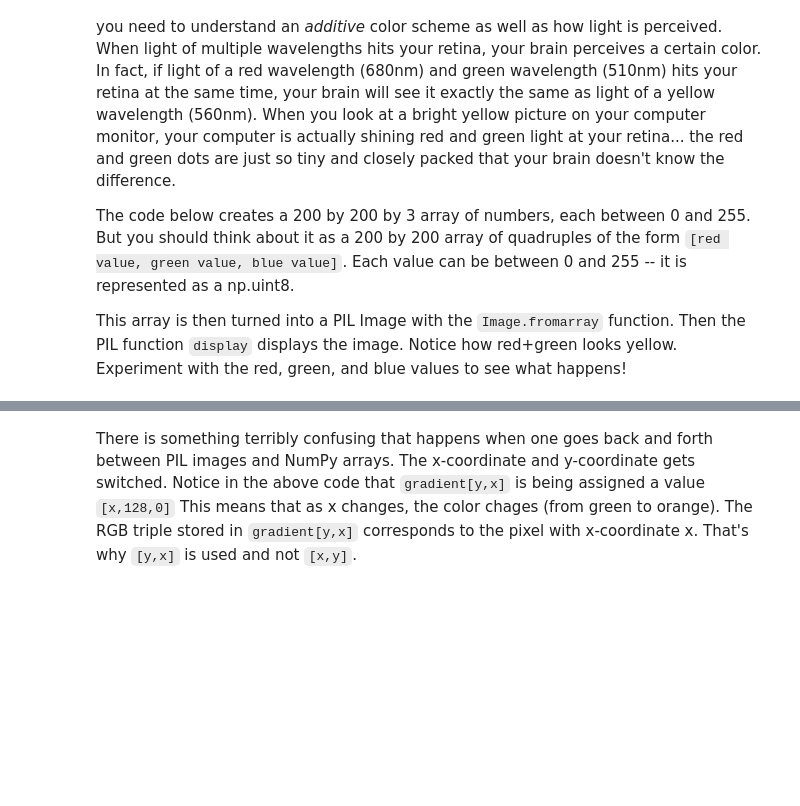
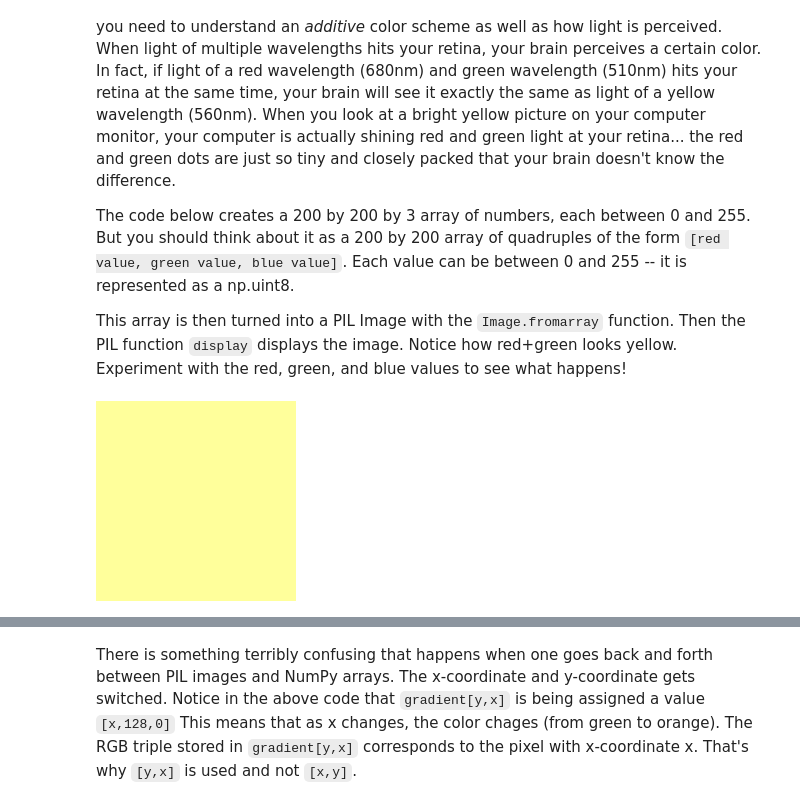
Before and after one commit to haskstans/Math-152, a Jupyter notebook: P4M_Notebook_4.ipynb, the cells around one changed output, grey strips where cells are left out. Drawn from its saved outputs; the diff is of its cells as text; code cells hidden in the pictures; blank space fills up the shorter version.

```diff
--- a/P4M_Notebook_4.ipynb
+++ b/P4M_Notebook_4.ipynb
@@ -672,10 +843,12 @@ This array is then turned into a PIL Image with the `Image.fromarray` function.
 # %%
 solid = np.zeros((200, 200,3), dtype=np.uint8)
 for x in range(200):
     for y in range(200):
-        solid[y,x] = [255,255,0] # Red = 255, Green = 255, Blue = 0
+        solid[y,x] = [255,255,155] # Red = 255, Green = 255, Blue = 0
 img = Image.fromarray(solid) # Create an image from the array.
 display(img)
+# %% [output]
+[figure, added]
 # %%
 gradient = np.zeros((256, 256,3), dtype=np.uint8)
 for x in range(256):
```
Also changed, not shown: parts of 29 cells of this notebook.
